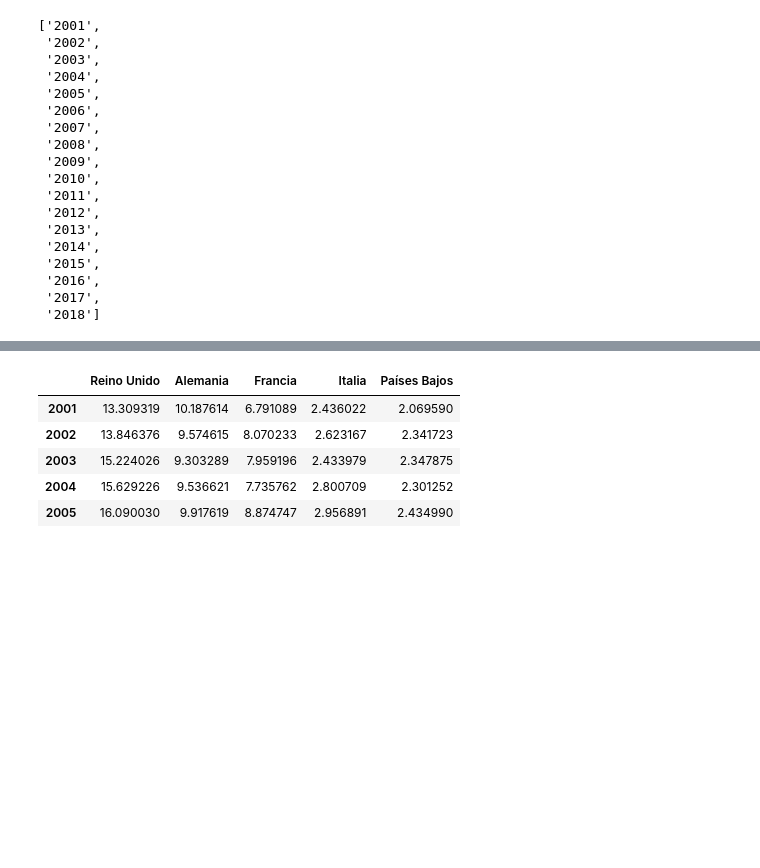
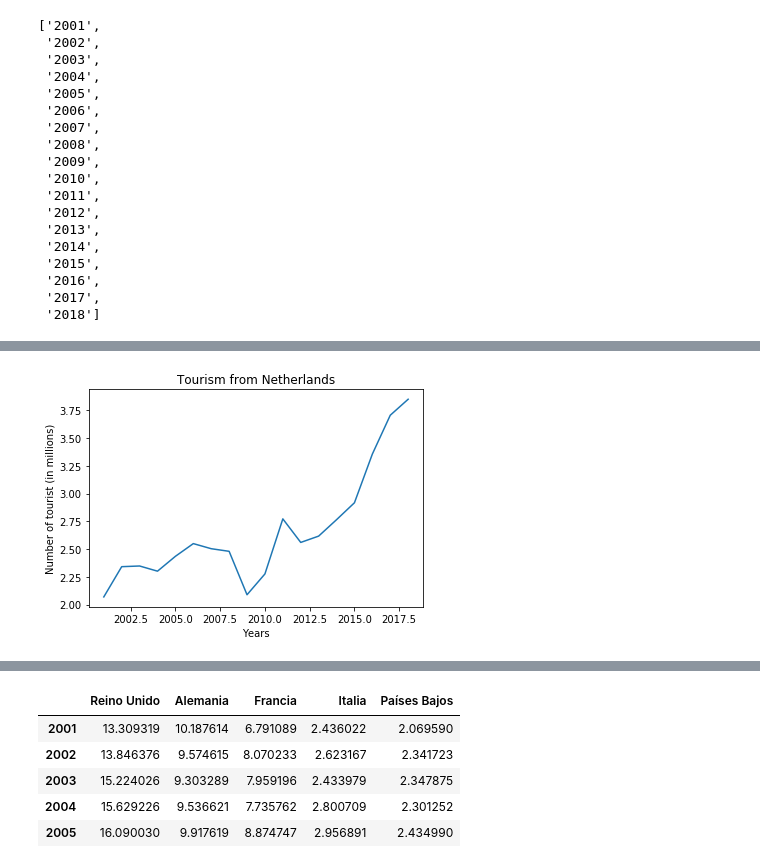
Before and after one commit to sgarciapuga/portfolio, a Jupyter notebook: spaintourism/SpainTourism.ipynb, the cells around one changed output, grey strips where cells are left out. Saved outputs shown, nothing was run; the diff lists cells and outputs as text; code cells hidden in the pictures; blank space fills up the shorter version.

```diff
--- a/spaintourism/SpainTourism.ipynb
+++ b/spaintourism/SpainTourism.ipynb
@@ -264,0 +280,5 @@ plt.show()
+# %%
+title = "Tourism from Netherlands"
+plot_country(Netherlands, title)
+# %% [output]
+[figure, added]
```
Also changed, not shown: parts of 10 cells of this notebook, 9 other files.
